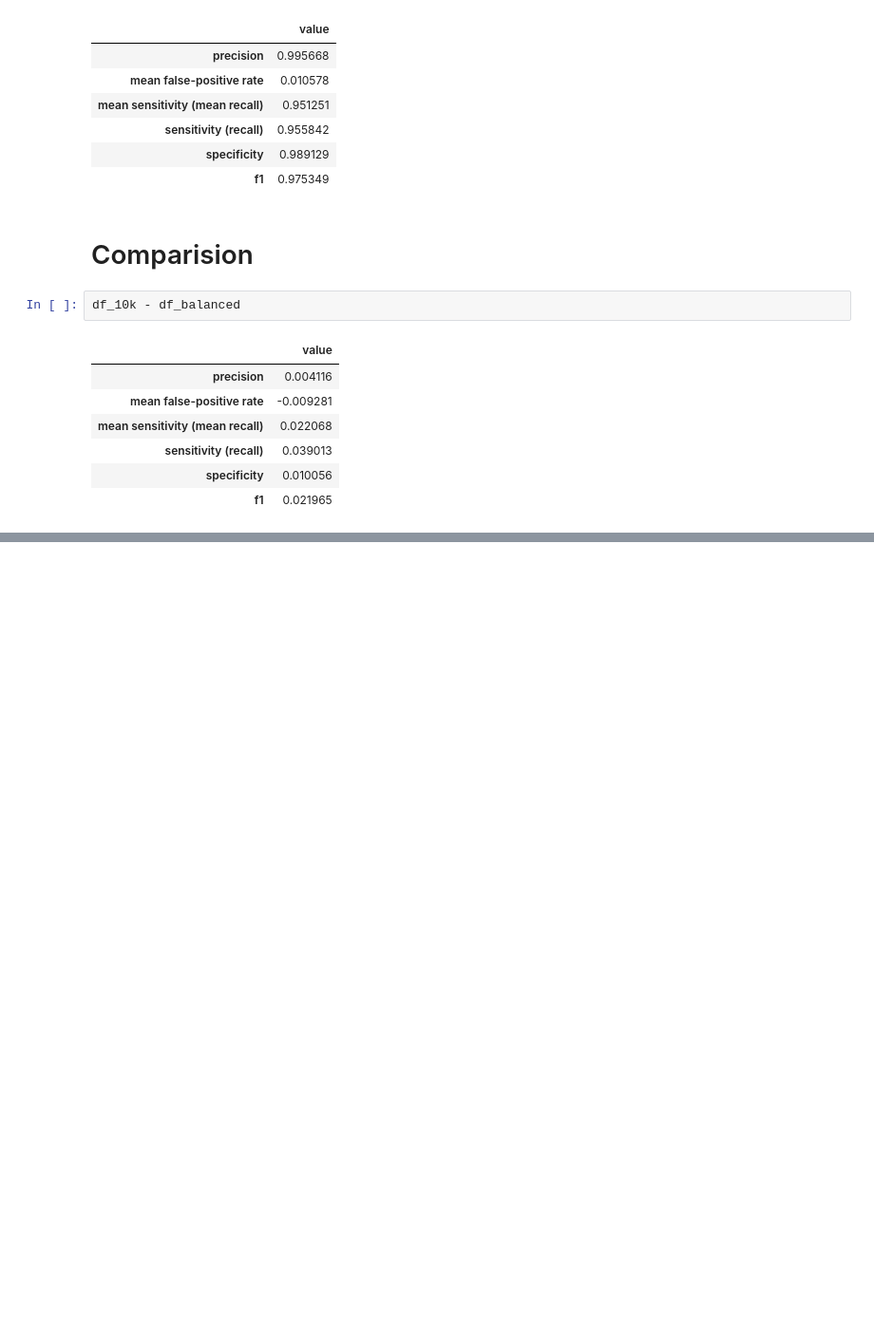
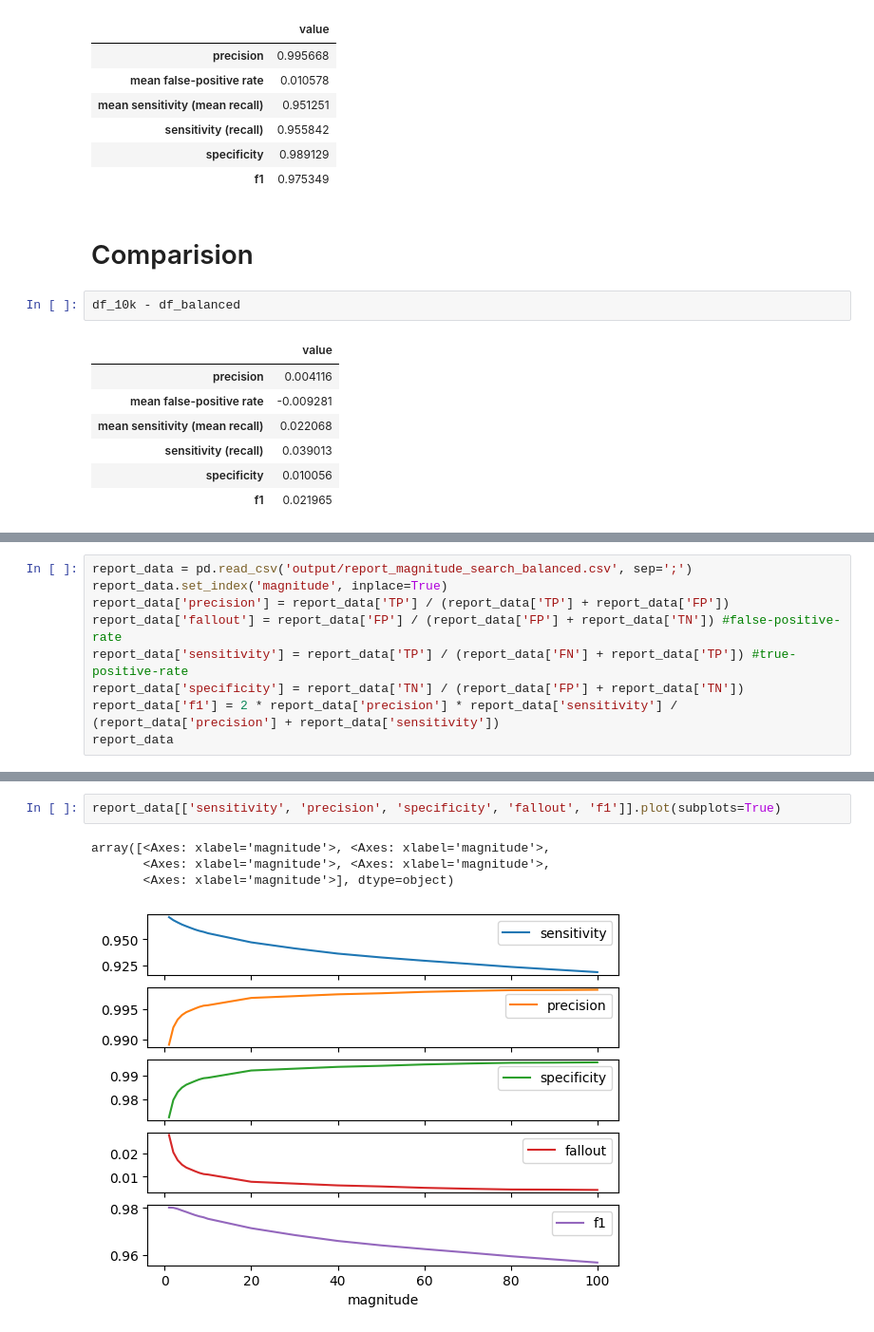
Before and after one commit to zesch/rwse-experiments, a Jupyter notebook: experiments/classification_results.ipynb, the cells around one changed output, grey strips where cells are left out. Shown at 95% size. Cells and saved outputs as stored; diff of their text form; blank space fills up the shorter version.

Commit message:
added magnitude search on balanced data set

```diff
--- a/experiments/classification_results.ipynb
+++ b/experiments/classification_results.ipynb
@@ -71,0 +74,9 @@ df_10k - df_balanced
+# %%
+report_data = pd.read_csv('output/report_magnitude_search_balanced.csv', sep=';')
+report_data.set_index('magnitude', inplace=True)
+report_data['precision'] = report_data['TP'] / (report_data['TP'] + report_data['FP'])
+report_data['fallout'] = report_data['FP'] / (report_data['FP'] + report_data['TN']) #false-positive-rate
+report_data['sensitivity'] = report_data['TP'] / (report_data['FN'] + report_data['TP']) #true-positive-rate
+report_data['specificity'] = report_data['TN'] / (report_data['FP'] + report_data['TN'])
+report_data['f1'] = 2 * report_data['precision'] * report_data['sensitivity'] / (report_data['precision'] + report_data['sensitivity'])
+report_data
@@ -71,0 +102,7 @@ df_10k - df_balanced
+# %%
+report_data[['sensitivity', 'precision', 'specificity', 'fallout', 'f1']].plot(subplots=True)
+# %% [output]
+array([<Axes: xlabel='magnitude'>, <Axes: xlabel='magnitude'>,
+       <Axes: xlabel='magnitude'>, <Axes: xlabel='magnitude'>,
+       <Axes: xlabel='magnitude'>], dtype=object)
+[figure, added]
```
Also changed, not shown: parts of 3 cells of this notebook, 3 other files.
